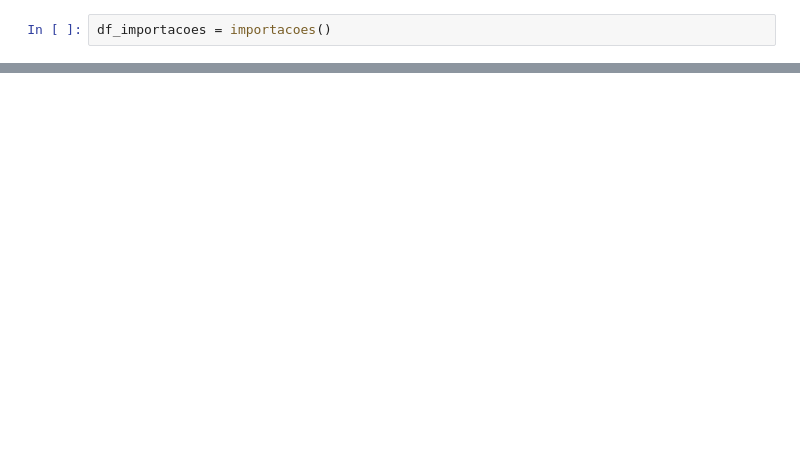
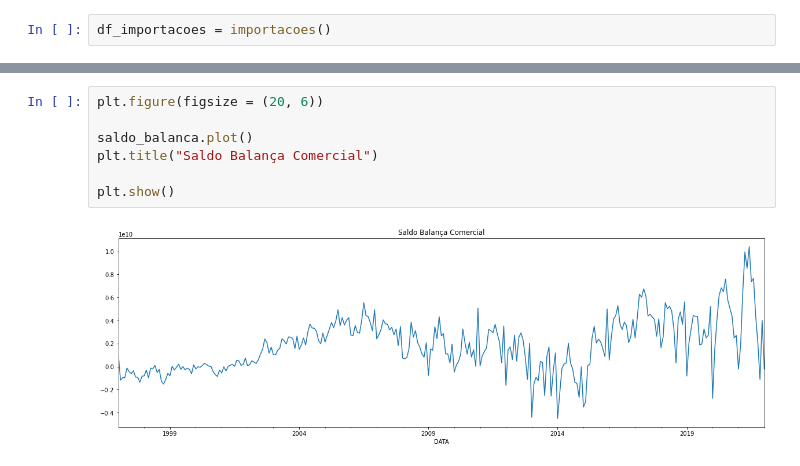
Before and after one commit to VizzottoMatheus/Automate, a Jupyter notebook: COMEX/eda_comex.ipynb, the cells around one changed output, grey strips where cells are left out. Cells and saved outputs as stored; diff of their text form; blank space fills up the shorter version.

```diff
--- a/COMEX/eda_comex.ipynb
+++ b/COMEX/eda_comex.ipynb
@@ -8,0 +56,9 @@ df_importacoes = importacoes()
+# %%
+plt.figure(figsize = (20, 6))
+
+saldo_balanca.plot()
+plt.title("Saldo Balança Comercial")
+
+plt.show()
+# %% [output]
+[figure, added]
```
Also changed, not shown: parts of 12 cells of this notebook.
